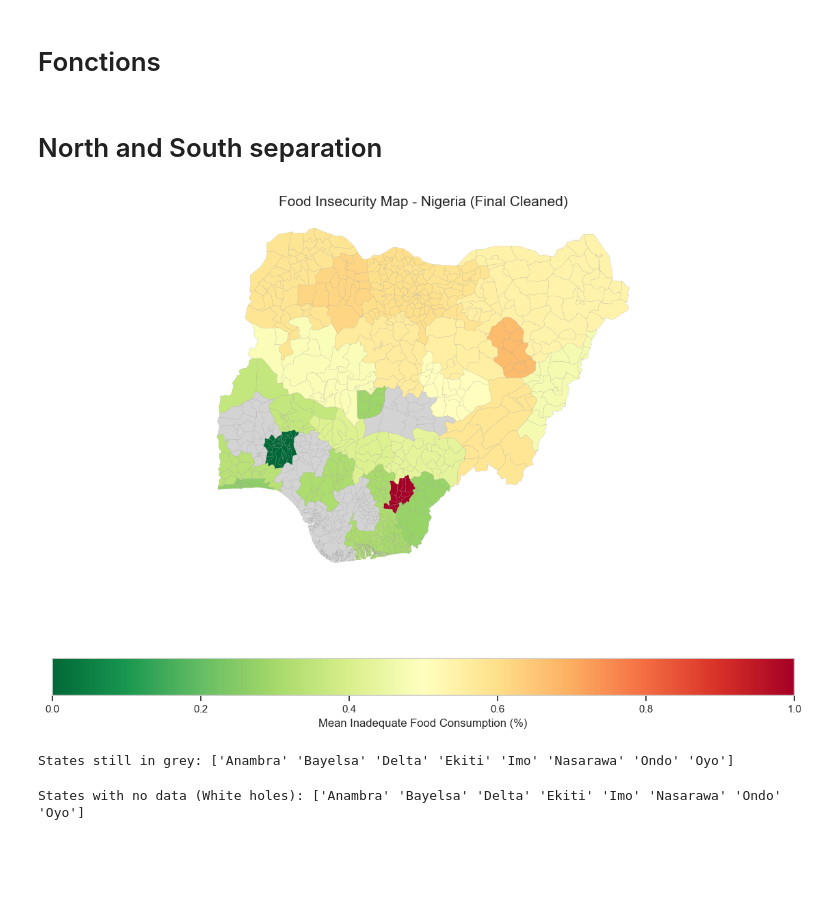
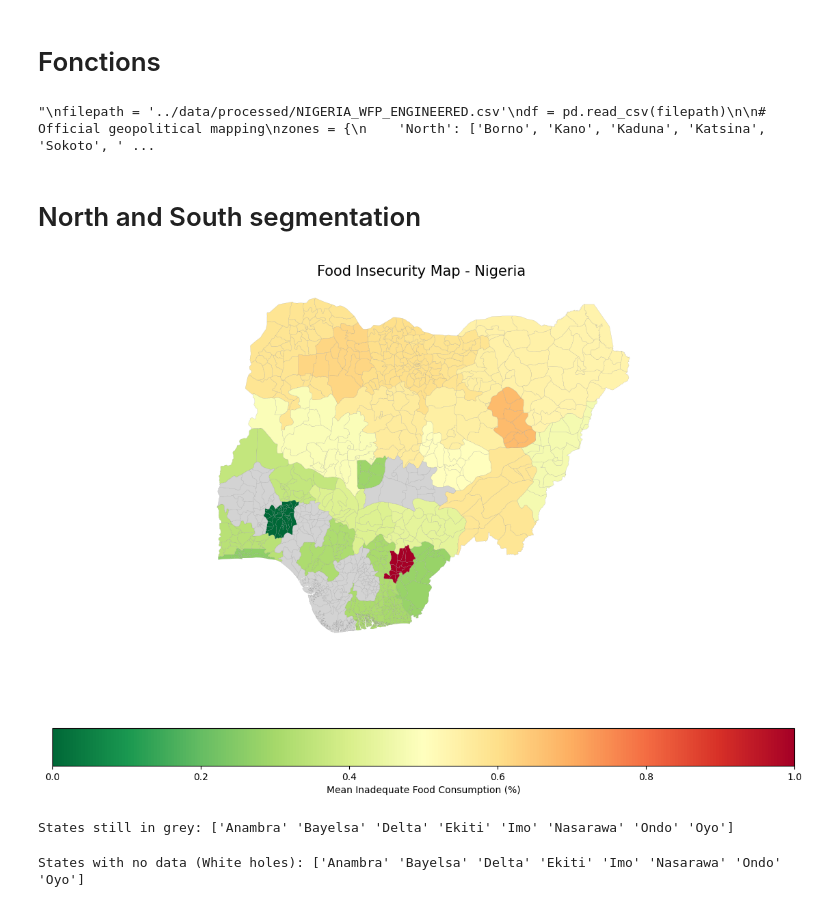
Before and after one commit to tnourlyn/Projet-de-Statapp---WFP-, a Jupyter notebook: notebooks/03_exp_analysis.ipynb, the cells around one changed output. Cells and saved outputs as stored; diff of their text form; code cells hidden in the pictures; blank space fills up the shorter version.

```diff
--- a/notebooks/03_exp_analysis.ipynb
+++ b/notebooks/03_exp_analysis.ipynb
@@ -103,4 +84,5 @@ def analyze_optimal_lag(df, state_name, target_var='inadequate', climate_var='WS
 # %%
+"""
 filepath = '../data/processed/NIGERIA_WFP_ENGINEERED.csv'
 df = pd.read_csv(filepath)
 
@@ -111,9 +93,11 @@ zones = {
 }
 
 # Mapping function for your DataFrame
-df['geopolitical_region'] = df['NAME_1'].apply(lambda x: 'North' if x in zones['North'] else 'South')
+df['geopolitical_region'] = df['NAME_1'].apply(lambda x: 'North' if x in zones['North'] else 'South') """
+# %% [output]
+"\nfilepath = '../data/processed/NIGERIA_WFP_ENGINEERED.csv'\ndf = pd.read_csv(filepath)\n\n#  Official geopolitical mapping\nzones = {\n    'North': ['Borno', 'Kano', 'Kaduna', 'Katsina', 'Sokoto', ' ...
 # %% [markdown]
-# North and South separation
+# North and South segmentation
 # %%
 import geopandas as gpd
 import matplotlib.pyplot as plt
@@ -132,35 +116,35 @@ gdf['NAME_1_clean'] = gdf['NAME_1'].apply(clean_names)
 
 # Clean the DataFrame names and handle the 'Abuja' exception
 df['NAME_1'] = df['NAME_1'].replace({'Abuja': 'Federal Capital Territory'})
 df['NAME_1_clean'] = df['NAME_1'].apply(clean_names)
 
 # 3. Re-calculate stats with cleaned names
 state_stats = df.groupby('NAME_1_clean')['inadequate'].mean().reset_index()
 
 # 4. Merge using the cleaned columns
 merged = gdf.merge(state_stats, on='NAME_1_clean', how='left')
 
 # 5. Plotting
 fig, ax = plt.subplots(1, 1, figsize=(14, 10))
 
 merged.plot(column='inadequate',
             cmap='RdYlGn_r',
             linewidth=0.1, # Thin lines because it's Admin 2
             ax=ax,
             edgecolor='0.5',
             missing_kwds={'color': 'lightgrey', 'label': 'No survey data'},
             legend=True,
             legend_kwds={'label': "Mean Inadequate Food Consumption (%)", 'orientation': "horizontal"})
 
-ax.set_title('Food Insecurity Map - Nigeria (Final Cleaned)', fontsize=15)
+ax.set_title('Food Insecurity Map - Nigeria ', fontsize=15)
 ax.axis('off')
 plt.show()
 
 # 6. Check if holes remain (other than the 7 states without data)
 missing_after = merged[merged['inadequate'].isna()]['NAME_1'].unique()
 print("States still in grey:", missing_after)
 # %% [output]
-[figure, old version]
+[figure, new version]
 States still in grey: ['Anambra' 'Bayelsa' 'Delta' 'Ekiti' 'Imo' 'Nasarawa' 'Ondo' 'Oyo']
 # %%
 # Check which states from the map have no data associated
```
Also changed, not shown: parts of 25 cells of this notebook, 1 other file.
